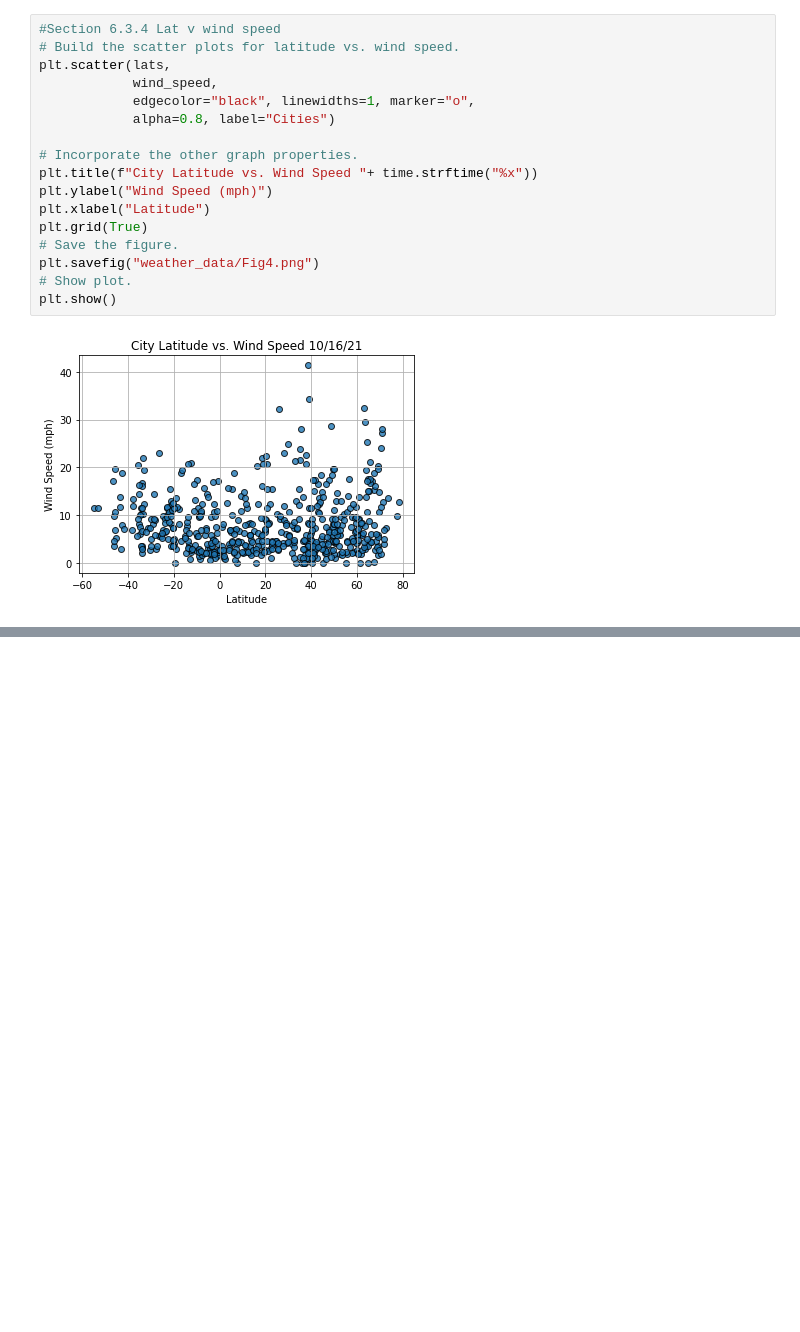
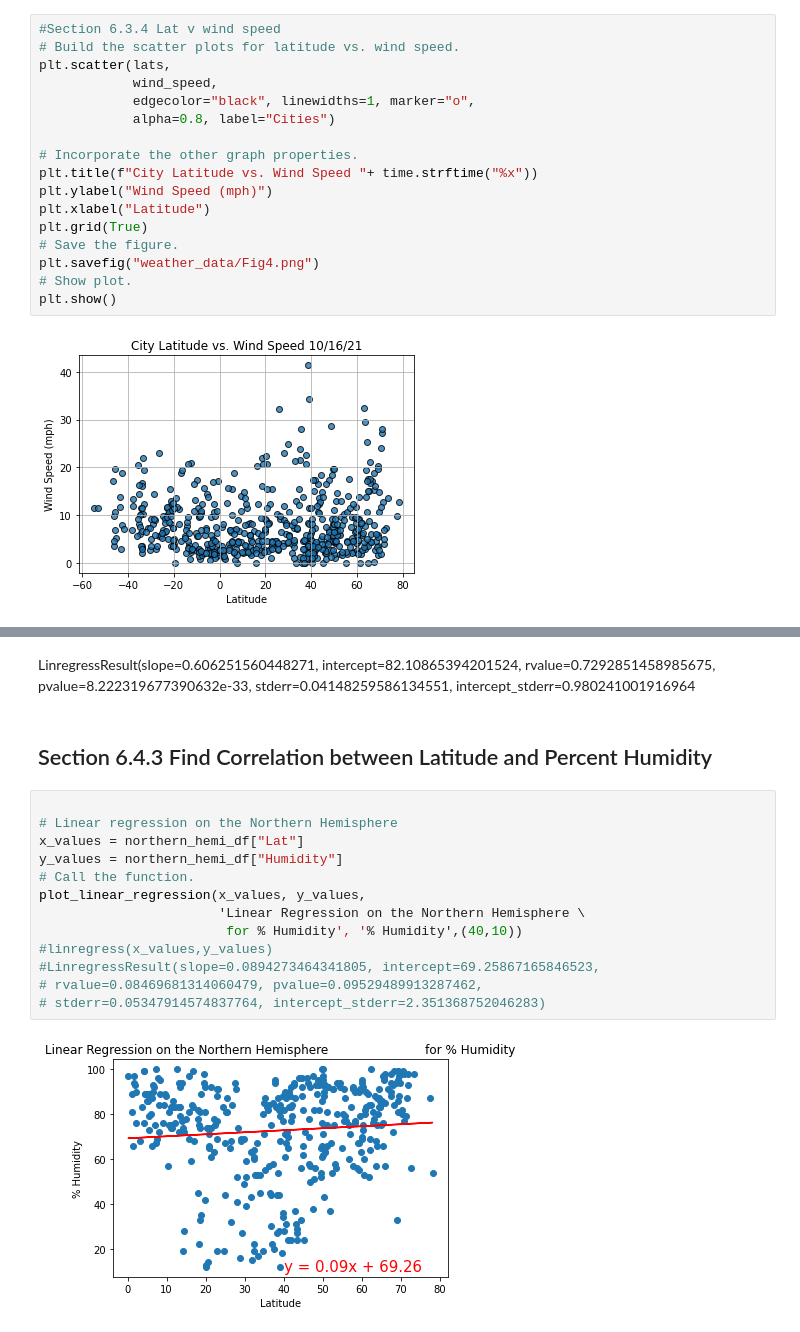
Before and after one commit to tutran90/World_Weather_Analysis, a Jupyter notebook: WeatherPy.ipynb, the cells around one changed output, grey strips where cells are left out. Saved outputs shown, nothing was run; the diff lists cells and outputs as text; blank space fills up the shorter version.

```diff
--- a/WeatherPy.ipynb
+++ b/WeatherPy.ipynb
@@ -294,0 +387,19 @@ plt.show()
+# %% [markdown]
+LinregressResult(slope=0.606251560448271, intercept=82.10865394201524, rvalue=0.7292851458985675, pvalue=8.222319677390632e-33, stderr=0.04148259586134551, intercept_stderr=0.980241001916964
+# %% [markdown]
+## Section 6.4.3 Find Correlation between Latitude and Percent Humidity
+# %%
+
+# Linear regression on the Northern Hemisphere
+x_values = northern_hemi_df["Lat"]
+y_values = northern_hemi_df["Humidity"]
+# Call the function.
+plot_linear_regression(x_values, y_values,
+                       'Linear Regression on the Northern Hemisphere \
+                        for % Humidity', '% Humidity',(40,10))
+#linregress(x_values,y_values)
+#LinregressResult(slope=0.0894273464341805, intercept=69.25867165846523,
+# rvalue=0.08469681314060479, pvalue=0.09529489913287462,
+# stderr=0.05347914574837764, intercept_stderr=2.351368752046283)
+# %% [output]
+[figure, added]
```
Also changed, not shown: parts of 12 cells of this notebook, 5 other files.
